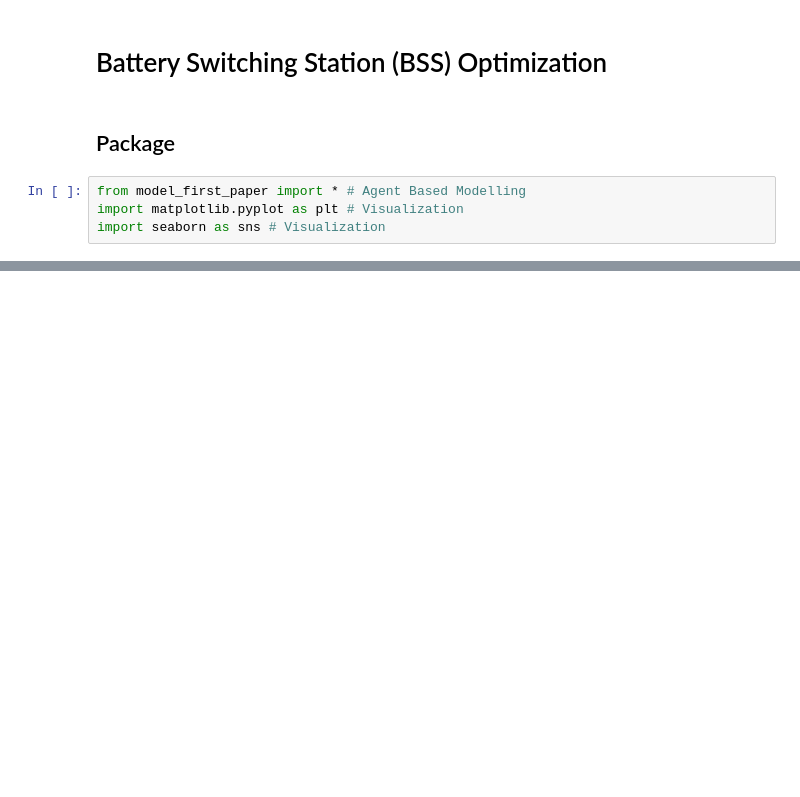
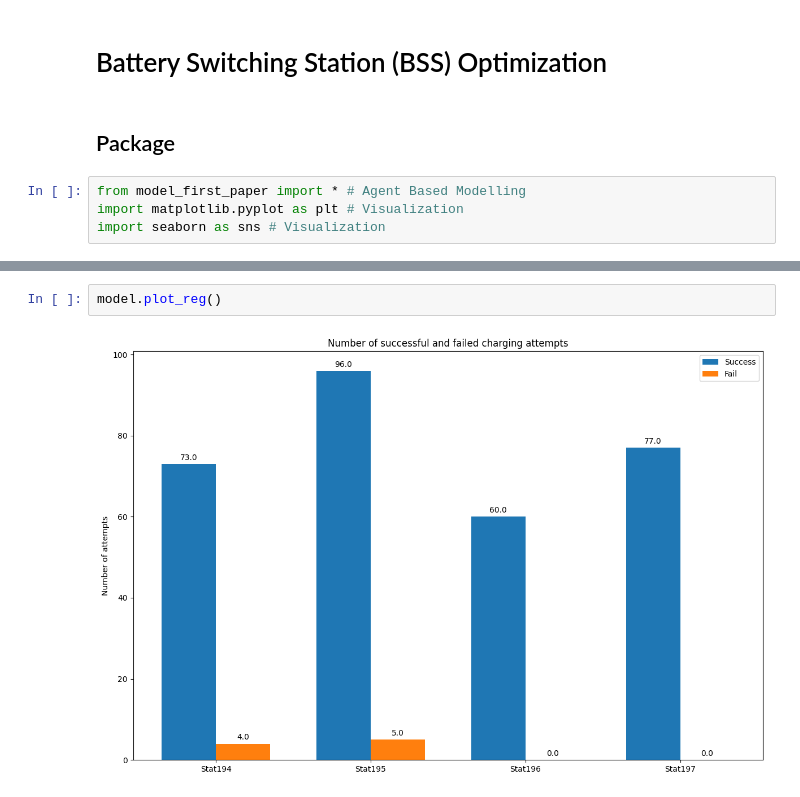
Before and after one commit to lakubis/LionIsACat, a Jupyter notebook: Felix_Learn/ev_optimization.ipynb, the cells around one changed output, grey strips where cells are left out. Saved outputs shown, nothing was run; the diff lists cells and outputs as text; blank space fills up the shorter version.

```diff
--- a/Felix_Learn/ev_optimization.ipynb
+++ b/Felix_Learn/ev_optimization.ipynb
@@ -51,0 +95,4 @@ for i in range(num_of_step):
+# %%
+model.plot_reg()
+# %% [output]
+[figure, added]
```
Also changed, not shown: parts of 18 cells of this notebook.
